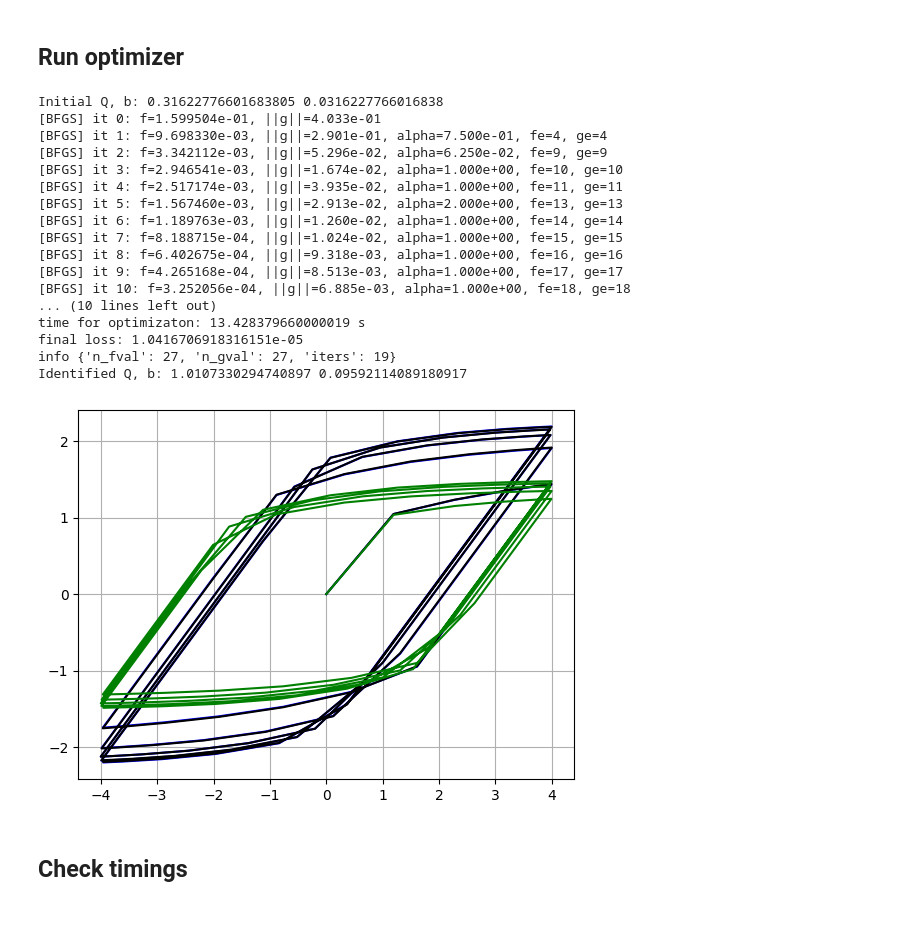
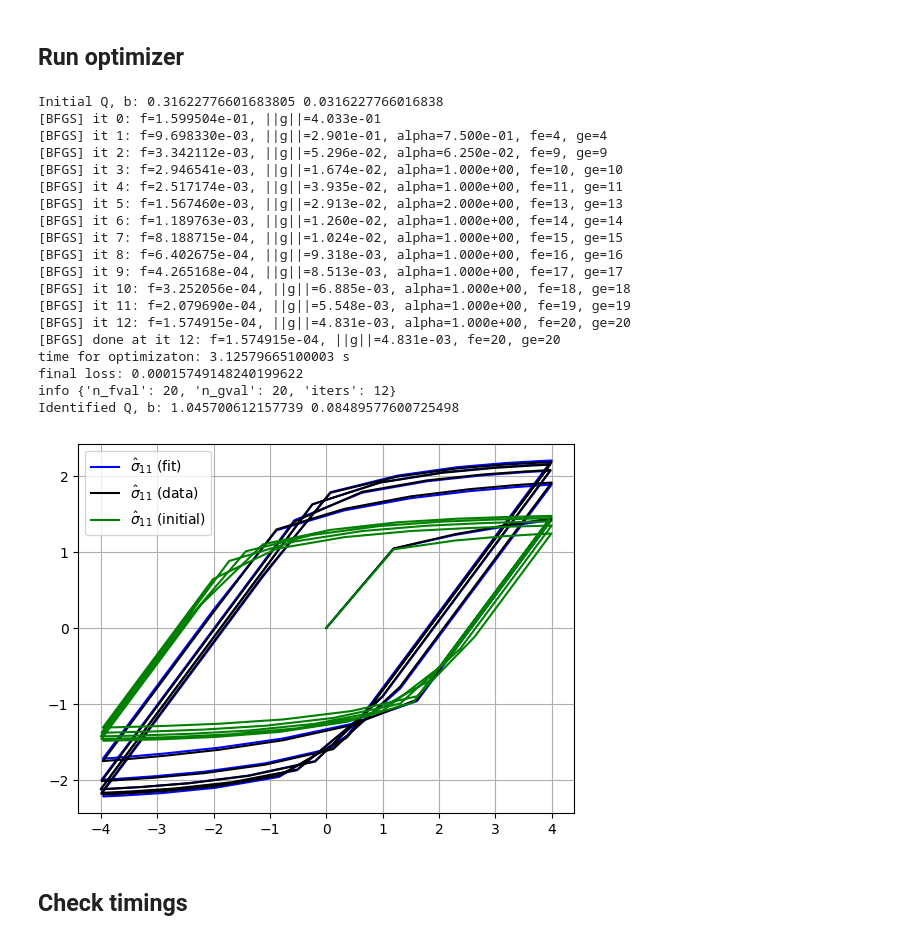
Before and after one commit to kerfriden/jax_constitutive_law, a Jupyter notebook: jax_cl_3.ipynb, the cells around one changed output. Saved outputs shown, nothing was run; the diff lists cells and outputs as text; code cells hidden in the pictures.

```diff
--- a/jax_cl_3.ipynb
+++ b/jax_cl_3.ipynb
@@ -2270,7 +2270,7 @@ print("Initial Q, b:", init["Q"], init["b"])
 
 # --- run BFGS (optionally seed with a few Adam steps you have) ---
 t0 = time.perf_counter()
-theta_opt, fval, info = bfgs(loss, theta0, rtol=1.e-4, n_display=1)
+theta_opt, fval, info = bfgs(loss, theta0, rtol=1.e-3, n_display=1)
 t1 = time.perf_counter()
 print("time for optimizaton:", (t1 - t0), "s")
 print("final loss:", fval)
@@ -2293,21 +2293,24 @@ Initial Q, b: 0.31622776601683805 0.0316227766016838
 [BFGS] it 8: f=6.402675e-04, ||g||=9.318e-03, alpha=1.000e+00, fe=16, ge=16
 [BFGS] it 9: f=4.265168e-04, ||g||=8.513e-03, alpha=1.000e+00, fe=17, ge=17
 [BFGS] it 10: f=3.252056e-04, ||g||=6.885e-03, alpha=1.000e+00, fe=18, ge=18
-... (10 lines left out)
-time for optimizaton: 13.428379660000019 s
-final loss: 1.0416706918316151e-05
-info {'n_fval': 27, 'n_gval': 27, 'iters': 19}
-Identified Q, b: 1.0107330294740897 0.09592114089180917
+[BFGS] it 11: f=2.079690e-04, ||g||=5.548e-03, alpha=1.000e+00, fe=19, ge=19
+[BFGS] it 12: f=1.574915e-04, ||g||=4.831e-03, alpha=1.000e+00, fe=20, ge=20
+[BFGS] done at it 12: f=1.574915e-04, ||g||=4.831e-03, fe=20, ge=20
+time for optimizaton: 3.12579665100003 s
+final loss: 0.00015749148240199622
+info {'n_fval': 20, 'n_gval': 20, 'iters': 12}
+Identified Q, b: 1.045700612157739 0.08489577600725498
 # %%
 sigma_fit = forward_sigma11(identified)
 sigma_init = forward_sigma11(init)
 
-plt.plot(load_ts['epsilon'][:,0],sigma_fit,'blue')
-plt.plot(load_ts['epsilon'][:,0],sigma_xx_obs,'black')
-plt.plot(load_ts['epsilon'][:,0],sigma_init,'green')
+plt.plot(load_ts['epsilon'][:,0],sigma_fit,'blue',label=r'$\hat{\sigma}_{11}$ (fit)')
+plt.plot(load_ts['epsilon'][:,0],sigma_xx_obs,'black',label=r'$\hat{\sigma}_{11}$ (data)')
+plt.plot(load_ts['epsilon'][:,0],sigma_init,'green',label=r'$\hat{\sigma}_{11}$ (initial)')
+plt.legend(loc='best')
 plt.grid()
 # %% [output]
-[figure, old version]
+[figure, new version]
 # %% [markdown]
 ## Check timings
 # %%
```
Also changed, not shown: parts of 14 cells of this notebook.
